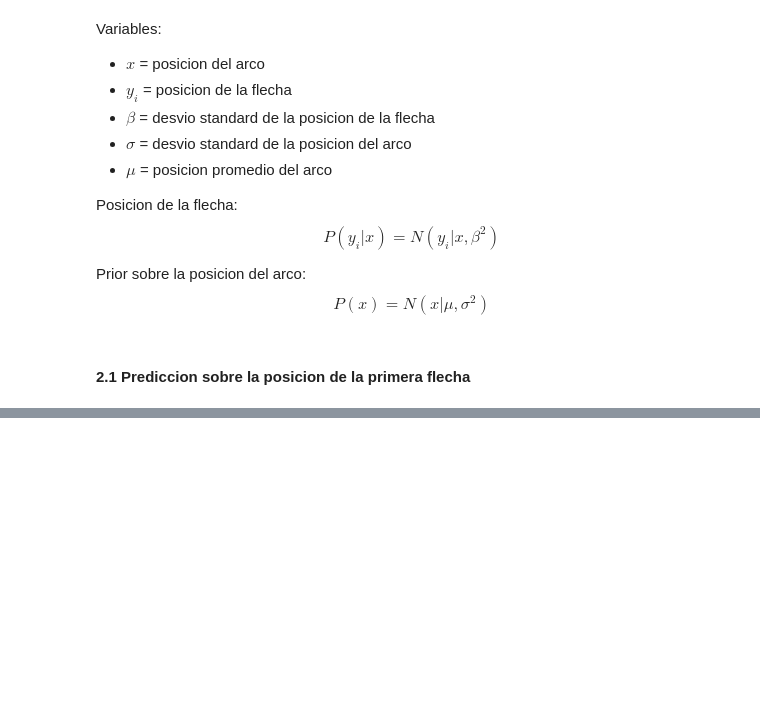
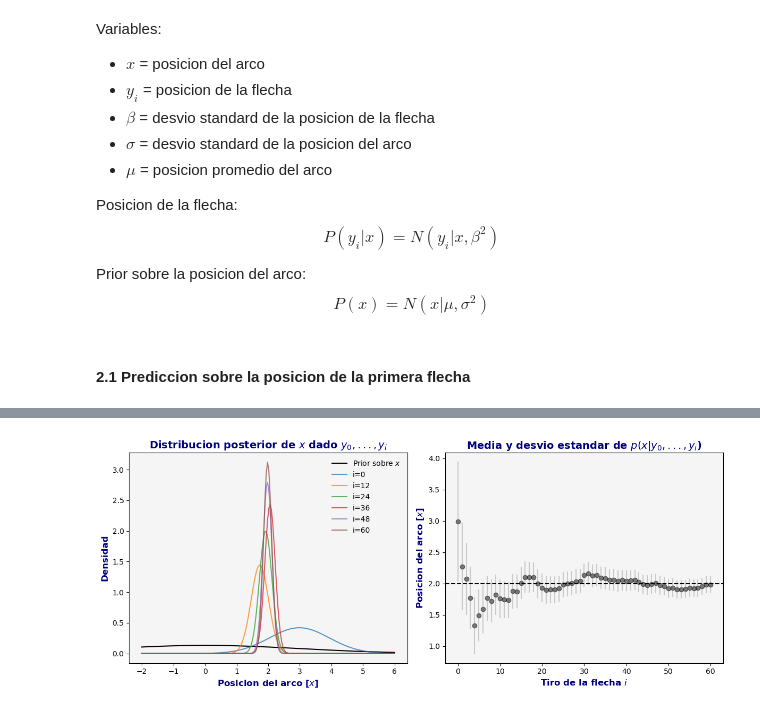
Before and after one commit to DamianPiuselli/Inferencia-Bayesiana-Causal, a Jupyter notebook: practica2/practica2.ipynb, the cells around one changed output, grey strips where cells are left out. Cells and saved outputs as stored; diff of their text form; code cells hidden in the pictures; blank space fills up the shorter version.

```diff
--- a/practica2/practica2.ipynb
+++ b/practica2/practica2.ipynb
@@ -220,0 +280,67 @@ plt.tight_layout()
+# %%
+# Los parametros por default para mu y sigma definen el prior sobre x.
+# Elijo  mu=0 y sigma=3 como priors, poco informativo con media en 0.
+# reales de la distribucion de x con la que se generaron los datos.
+
+
+def Px_y(y, mu=0, sigma=3, beta=1):
+    # regresa los parametros de la normal posterior para x dado y.
+    mu_posterior = (y * (sigma**2) + mu * (beta**2)) / (sigma**2 + beta**2)
+
+    sigma_posterior = np.sqrt((sigma**2) * (beta**2) / (sigma**2 + beta**2))
+
+    return mu_posterior, sigma_posterior
+
+
+fig, axs = plt.subplots(1, 2, figsize=(12, 5))
+x_range = np.linspace(-2, 6, 200)
+
+# ploteo prior sobre x
+axs[0].plot(
+    x_range,
+    st.norm.pdf(x_range, loc=0, scale=3),
+    label="Prior sobre $x$",
+    color="black",
+)
+
+for i, yi in enumerate(posiciones_flecha):
+
+    # Para el primer dato uso los valores a priori de mu y sigma.
+    if i == 0:
+        mu_posterior, sigma_posterior = Px_y(yi)
+    else:
+        mu_posterior, sigma_posterior = Px_y(yi, mu_posterior, sigma_posterior)
+
+    # Plotear la distribucion posterior dado y_i
+    if i % 12 == 0:
+        axs[0].plot(
+            x_range,
+            st.norm.pdf(x_range, mu_posterior, sigma_posterior),
+            label=f"i={i}",
+            alpha=0.75,
+        )
+
+    # Plotear la media de la distribucion y un desvio standard
+    axs[1].plot(i, mu_posterior, "o", color="black", alpha=0.5)
+    axs[1].plot(
+        [i, i],
+        [mu_posterior - sigma_posterior, mu_posterior + sigma_posterior],
+        color="dimgray",
+        alpha=0.3,
+    )
+
+# linea horizonal sobre la verdadera media de los datos
+axs[1].axhline(y=2, color="black", linestyle="--")
+
+axs[0].legend()
+axs[0].set_xlabel("Posicion del arco [$x$]")
+axs[0].set_ylabel("Densidad")
+axs[0].set_title("Distribucion posterior de $x$ dado ${y_0, ..., y_i}$")
+
+axs[1].set_ylabel("Posicion del arco [$x$]")
+axs[1].set_xlabel("Tiro de la flecha $i$")
+axs[1].set_title("Media y desvio estandar de $p(x|{y_0, ..., y_i}$)")
+
+plt.tight_layout()
+# %% [output]
+[figure, added]
```
Also changed, not shown: parts of 13 cells of this notebook.
